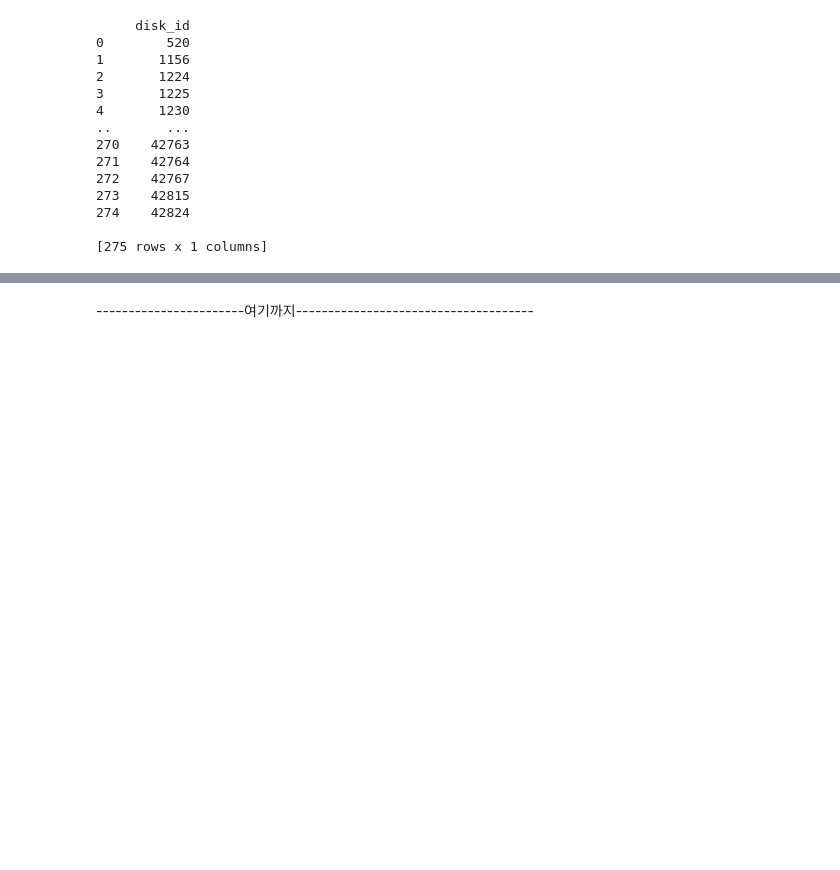
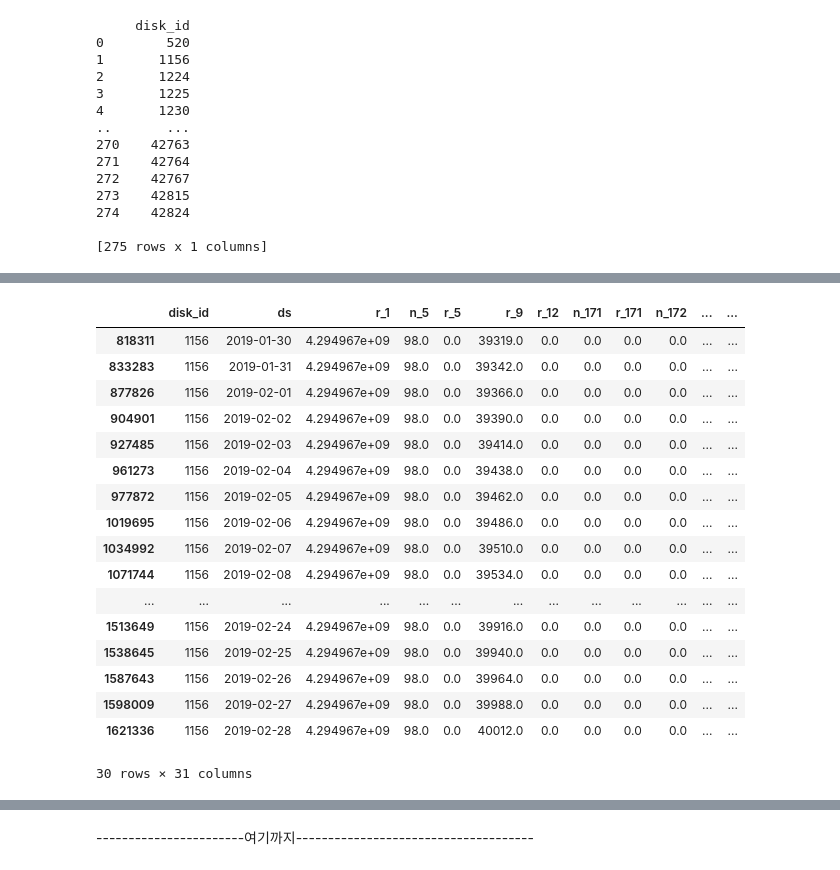
Before and after one commit to passion3659/ssd-failure, a Jupyter notebook: Making_final_MA1.ipynb, the cells around one changed output, grey strips where cells are left out. Saved outputs shown, nothing was run; the diff lists cells and outputs as text; code cells hidden in the pictures; blank space fills up the shorter version.

```diff
--- a/Making_final_MA1.ipynb
+++ b/Making_final_MA1.ipynb
@@ -79,8 +79,7 @@ print(selected_disk_model_1)
 selected_label_1 = MA1[MA1['disk_id'].isin(selected_disk_model_1['disk_id'])]
 
 # ds 컬럼에 따라 정렬
-selected_label_1 = selected_label_1.sort_values(by='ds')
-
+selected_label_1 = selected_label_1.sort_values(by=['disk_id','ds'])
 # 결과 출력
 selected_label_1
 # %% [output]
@@ -148,3 +201,24 @@ Name: count, dtype: int64
+# %%
+selected_label_1[(selected_label_1['disk_id']==1156) & (selected_label_1['label']==1)]
+# %% [output]
+|  | disk_id | ds | r_1 | n_5 | r_5 | r_9 | r_12 | n_171 | r_171 | n_172 | ... | ... |
+| 818311 | 1156 | 2019-01-30 | 4.294967e+09 | 98.0 | 0.0 | 39319.0 | 0.0 | 0.0 | 0.0 | 0.0 | ... | ... |
+| 833283 | 1156 | 2019-01-31 | 4.294967e+09 | 98.0 | 0.0 | 39342.0 | 0.0 | 0.0 | 0.0 | 0.0 | ... | ... |
+| 877826 | 1156 | 2019-02-01 | 4.294967e+09 | 98.0 | 0.0 | 39366.0 | 0.0 | 0.0 | 0.0 | 0.0 | ... | ... |
+| 904901 | 1156 | 2019-02-02 | 4.294967e+09 | 98.0 | 0.0 | 39390.0 | 0.0 | 0.0 | 0.0 | 0.0 | ... | ... |
+| 927485 | 1156 | 2019-02-03 | 4.294967e+09 | 98.0 | 0.0 | 39414.0 | 0.0 | 0.0 | 0.0 | 0.0 | ... | ... |
+| 961273 | 1156 | 2019-02-04 | 4.294967e+09 | 98.0 | 0.0 | 39438.0 | 0.0 | 0.0 | 0.0 | 0.0 | ... | ... |
+| 977872 | 1156 | 2019-02-05 | 4.294967e+09 | 98.0 | 0.0 | 39462.0 | 0.0 | 0.0 | 0.0 | 0.0 | ... | ... |
+| 1019695 | 1156 | 2019-02-06 | 4.294967e+09 | 98.0 | 0.0 | 39486.0 | 0.0 | 0.0 | 0.0 | 0.0 | ... | ... |
+| 1034992 | 1156 | 2019-02-07 | 4.294967e+09 | 98.0 | 0.0 | 39510.0 | 0.0 | 0.0 | 0.0 | 0.0 | ... | ... |
+| 1071744 | 1156 | 2019-02-08 | 4.294967e+09 | 98.0 | 0.0 | 39534.0 | 0.0 | 0.0 | 0.0 | 0.0 | ... | ... |
+| ... | ... | ... | ... | ... | ... | ... | ... | ... | ... | ... | ... | ... |
+| 1513649 | 1156 | 2019-02-24 | 4.294967e+09 | 98.0 | 0.0 | 39916.0 | 0.0 | 0.0 | 0.0 | 0.0 | ... | ... |
+| 1538645 | 1156 | 2019-02-25 | 4.294967e+09 | 98.0 | 0.0 | 39940.0 | 0.0 | 0.0 | 0.0 | 0.0 | ... | ... |
+| 1587643 | 1156 | 2019-02-26 | 4.294967e+09 | 98.0 | 0.0 | 39964.0 | 0.0 | 0.0 | 0.0 | 0.0 | ... | ... |
+| 1598009 | 1156 | 2019-02-27 | 4.294967e+09 | 98.0 | 0.0 | 39988.0 | 0.0 | 0.0 | 0.0 | 0.0 | ... | ... |
+| 1621336 | 1156 | 2019-02-28 | 4.294967e+09 | 98.0 | 0.0 | 40012.0 | 0.0 | 0.0 | 0.0 | 0.0 | ... | ... |
+30 rows × 31 columns
 # %%
 import random
 
```
Also changed, not shown: parts of 13 cells of this notebook.
